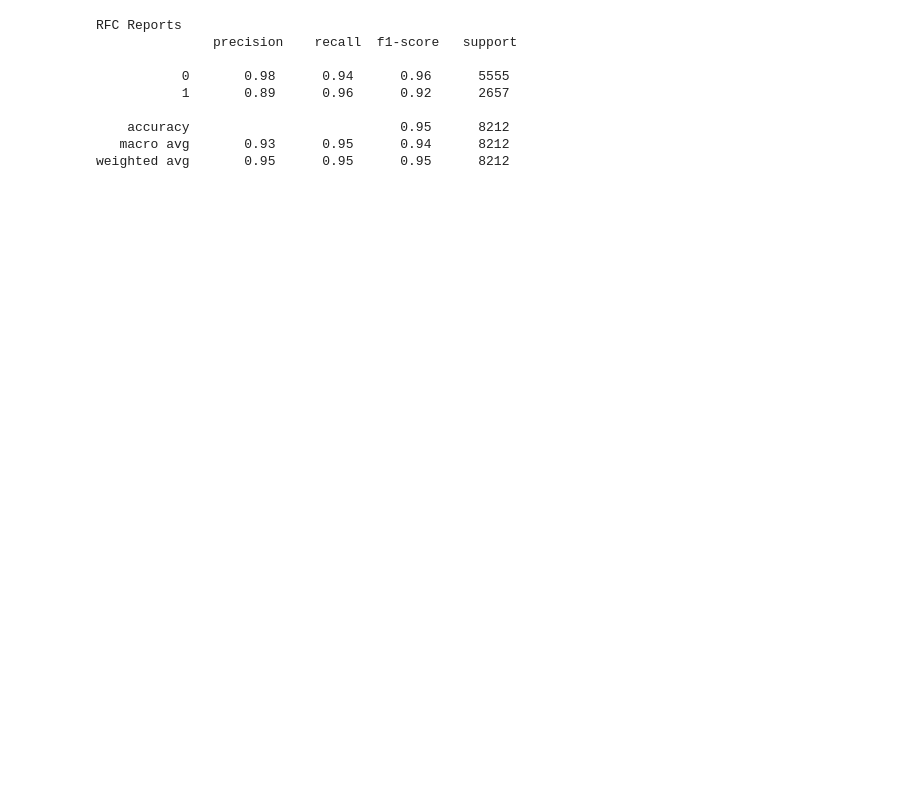
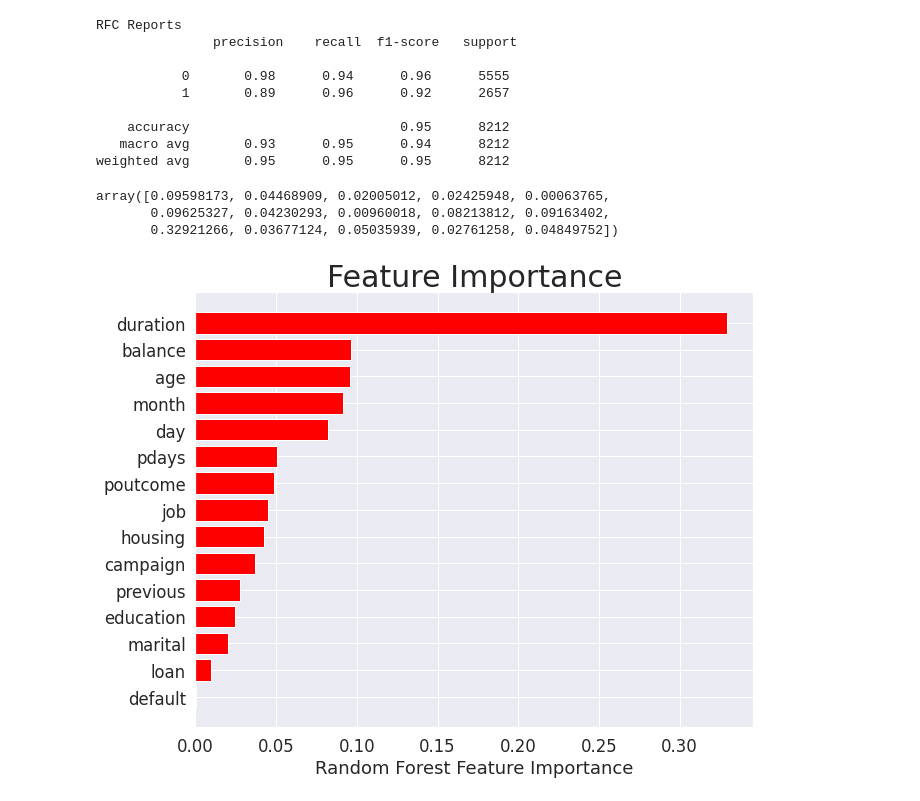
Before and after one commit to asim5800/Marketing-Campaign-Effectiveness-Prediction-, a Jupyter notebook: Bank_Marketing_Effectiveness_Prediction_Capstone_Project.ipynb, the cells around one changed output. Cells and saved outputs as stored; diff of their text form; code cells hidden in the pictures; blank space fills up the shorter version.

```diff
--- a/Bank_Marketing_Effectiveness_Prediction_Capstone_Project.ipynb
+++ b/Bank_Marketing_Effectiveness_Prediction_Capstone_Project.ipynb
@@ -749,3 +717,18 @@ RFC Reports
     accuracy                           0.95      8212
    macro avg       0.93      0.95      0.94      8212
 weighted avg       0.95      0.95      0.95      8212
+# %%
+# feature importance
+rfc.feature_importances_
+# %% [output]
+array([0.09598173, 0.04468909, 0.02005012, 0.02425948, 0.00063765,
+       0.09625327, 0.04230293, 0.00960018, 0.08213812, 0.09163402,
+       0.32921266, 0.03677124, 0.05035939, 0.02761258, 0.04849752])
+# %%
+plt.figure(figsize=(10,8))
+sorted_idx = rfc.feature_importances_.argsort()
+plt.barh(X_train.columns[sorted_idx], rfc.feature_importances_[sorted_idx],color='red',align='center')
+plt.xlabel("Random Forest Feature Importance")
+plt.title('Feature Importance', fontsize=30);
+# %% [output]
+[figure, added]
```
Also changed, not shown: parts of 21 cells of this notebook.
